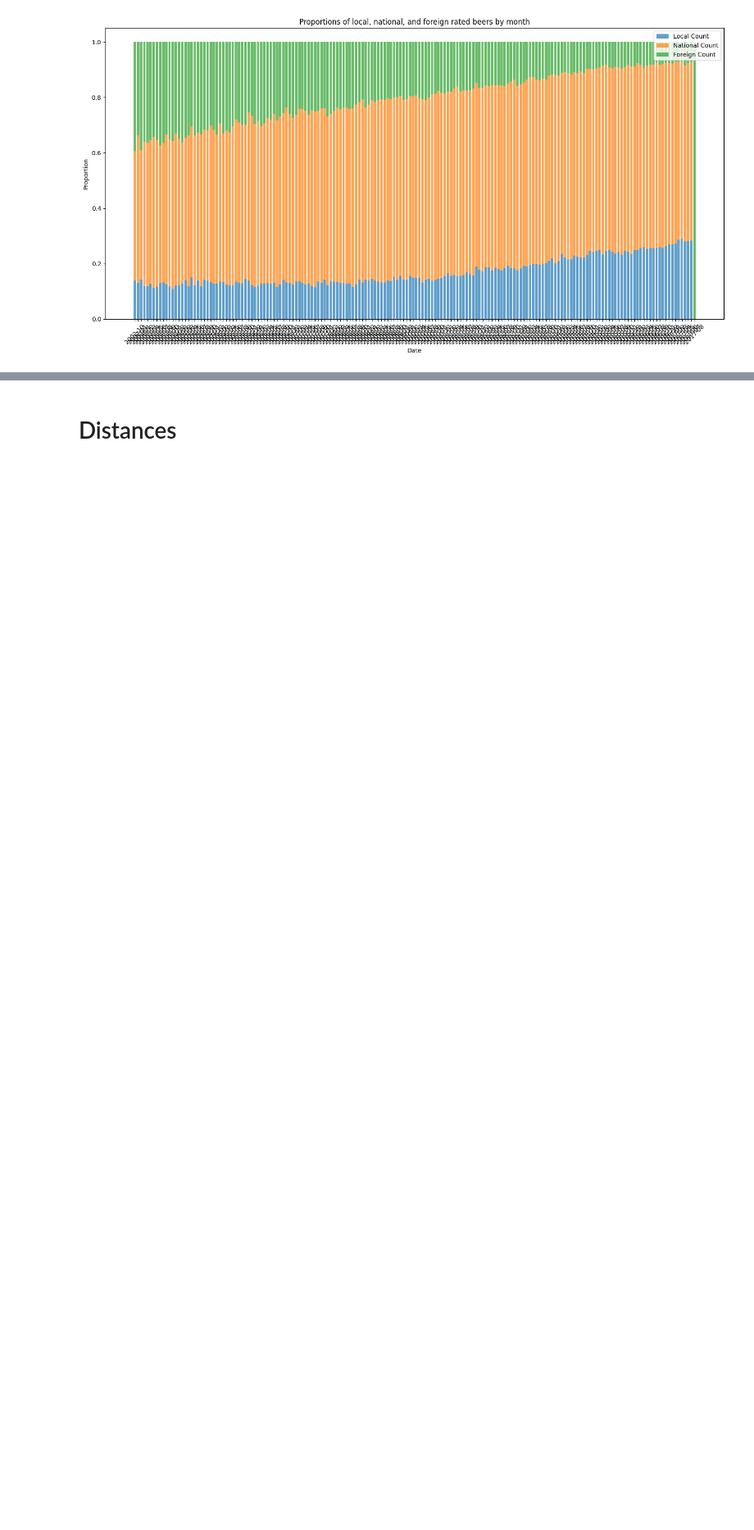
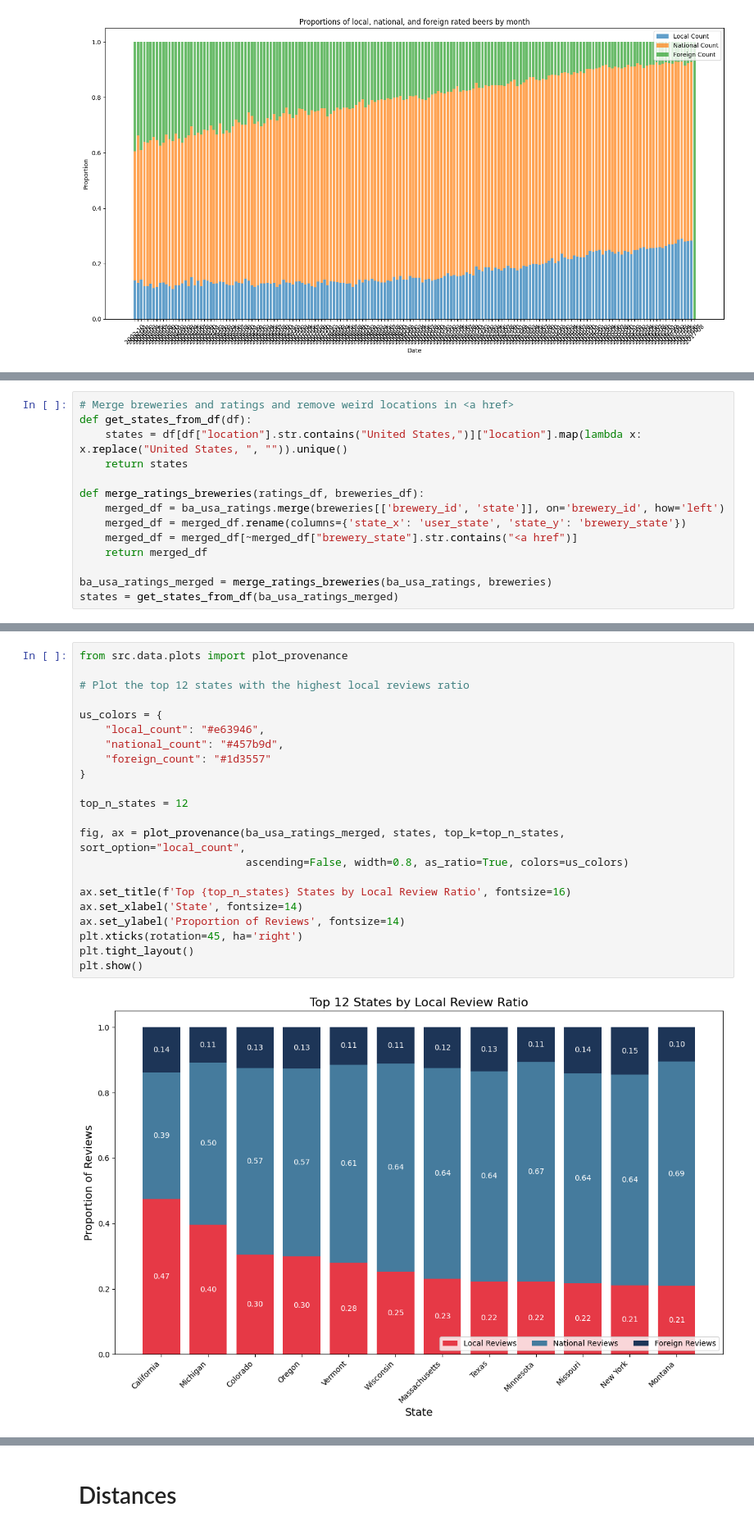
Before and after one commit to epfl-ada/ada-2024-project-fandemondada, a Jupyter notebook: results.ipynb, the cells around one changed output, grey strips where cells are left out. Shown at 82% size. Cells and saved outputs as stored; diff of their text form; blank space fills up the shorter version.

Commit message:
Add cleaned up beer consumption + state matrix

```diff
--- a/results.ipynb
+++ b/results.ipynb
@@ -393,0 +400,14 @@ plt.show()
+# %%
+# Merge breweries and ratings and remove weird locations in <a href>
+def get_states_from_df(df):
+    states = df[df["location"].str.contains("United States,")]["location"].map(lambda x: x.replace("United States, ", "")).unique()
+    return states
+
+def merge_ratings_breweries(ratings_df, breweries_df):
+    merged_df = ba_usa_ratings.merge(breweries[['brewery_id', 'state']], on='brewery_id', how='left')
+    merged_df = merged_df.rename(columns={'state_x': 'user_state', 'state_y': 'brewery_state'})
+    merged_df = merged_df[~merged_df["brewery_state"].str.contains("<a href")]
+    return merged_df
+
+ba_usa_ratings_merged = merge_ratings_breweries(ba_usa_ratings, breweries)
+states = get_states_from_df(ba_usa_ratings_merged)
@@ -393,0 +416,24 @@ plt.show()
+# %%
+from src.data.plots import plot_provenance
+
+# Plot the top 12 states with the highest local reviews ratio
+
+us_colors = {
+    "local_count": "#e63946",
+    "national_count": "#457b9d",
+    "foreign_count": "#1d3557"
+}
+
+top_n_states = 12
+
+fig, ax = plot_provenance(ba_usa_ratings_merged, states, top_k=top_n_states, sort_option="local_count",
+                          ascending=False, width=0.8, as_ratio=True, colors=us_colors)
+
+ax.set_title(f'Top {top_n_states} States by Local Review Ratio', fontsize=16)
+ax.set_xlabel('State', fontsize=14)
+ax.set_ylabel('Proportion of Reviews', fontsize=14)
+plt.xticks(rotation=45, ha='right')
+plt.tight_layout()
+plt.show()
+# %% [output]
+[figure, added]
```
Also changed, not shown: parts of 13 cells of this notebook.
